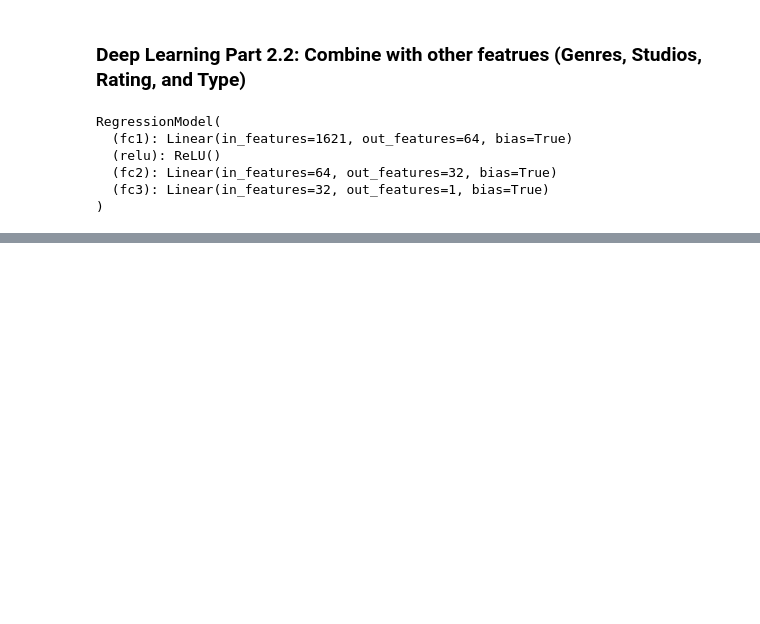
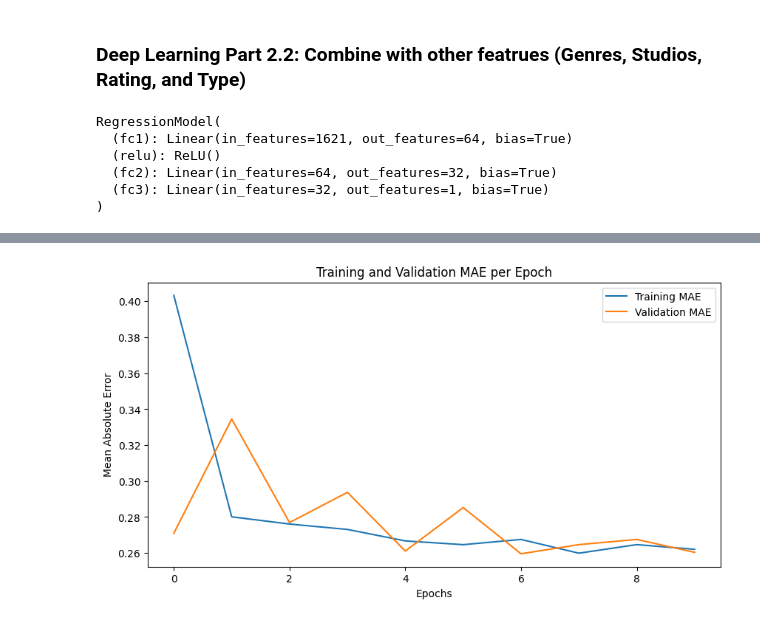
Before and after one commit to mdaffarudiyanto/anime_score_prediction, a Jupyter notebook: MuhammadDaffaRudiyanto_dsfinal_main_model.ipynb, the cells around one changed output, grey strips where cells are left out. Drawn from its saved outputs; the diff is of its cells as text; code cells hidden in the pictures; blank space fills up the shorter version.

Commit message:
Add graph

```diff
--- a/MuhammadDaffaRudiyanto_dsfinal_main_model.ipynb
+++ b/MuhammadDaffaRudiyanto_dsfinal_main_model.ipynb
@@ -379,7 +404,7 @@ class BERTClass(torch.nn.Module):
 # %%
 # Load the model
 bert_model = BERTClass()
-bert_model.load_state_dict(torch.load('fine_tuned_bert_model_final.pth'))
+bert_model.load_state_dict(torch.load('fine_tuned_bert_model_final_truncation.pth'))
 bert_model.to(device)
 
 # Set to evaluation mode for inference
@@ -448,7 +468,8 @@ class SynopsesEmbeddingDataset(Dataset):
             max_length=self.max_len,
             pad_to_max_length=True,
             return_attention_mask=True,
-            return_token_type_ids=True
+            return_token_type_ids=True,
+            truncation = True
         )
         return {
             'ids': torch.tensor(inputs['input_ids'], dtype=torch.long),
@@ -594,0 +585,16 @@ Validation Mean Absolute Error: 0.23450200064013701
+# %%
+# Main training and validation loop
+for epoch in range(10):
+    outputs_train, targets_train = train_regression(epoch)
+    outputs_train = np.squeeze(outputs_train)  # Convert outputs to a 1D array for regression metrics
+    mae_train = mean_absolute_error(outputs_train, targets_train)
+    training_mae_list.append(mae_train)
+    # print(f'Epoch [{epoch+1}/100], Training Mean Absolute Error: {mae_train}')
+    print(f'Training Mean Absolute Error: {mae_train}')
+
+    # Validate the model
+    outputs, targets = validation_regression(epoch)
+    validation_mae = mean_absolute_error(outputs, targets)
+    validation_mae_list.append(validation_mae)
+    print(f'Validation Mean Absolute Error: {validation_mae}')
+    outputs = np.squeeze(outputs)  # Convert outputs to a 1D array for regression metrics
@@ -595 +619,15 @@ Validation Mean Absolute Error: 0.23450200064013701
+# %%
+import matplotlib.pyplot as plt
+
+# Plotting the metrics
+plt.figure(figsize=(10, 5))
+plt.plot(training_mae_list, label='Training MAE')
+plt.plot(validation_mae_list, label='Validation MAE')
+plt.title('Training and Validation MAE per Epoch')
+plt.xlabel('Epochs')
+plt.ylabel('Mean Absolute Error')
+plt.legend()
+plt.show()
+# %% [output]
+[figure, added]
 # %%
```
Also changed, not shown: parts of 17 cells of this notebook.
